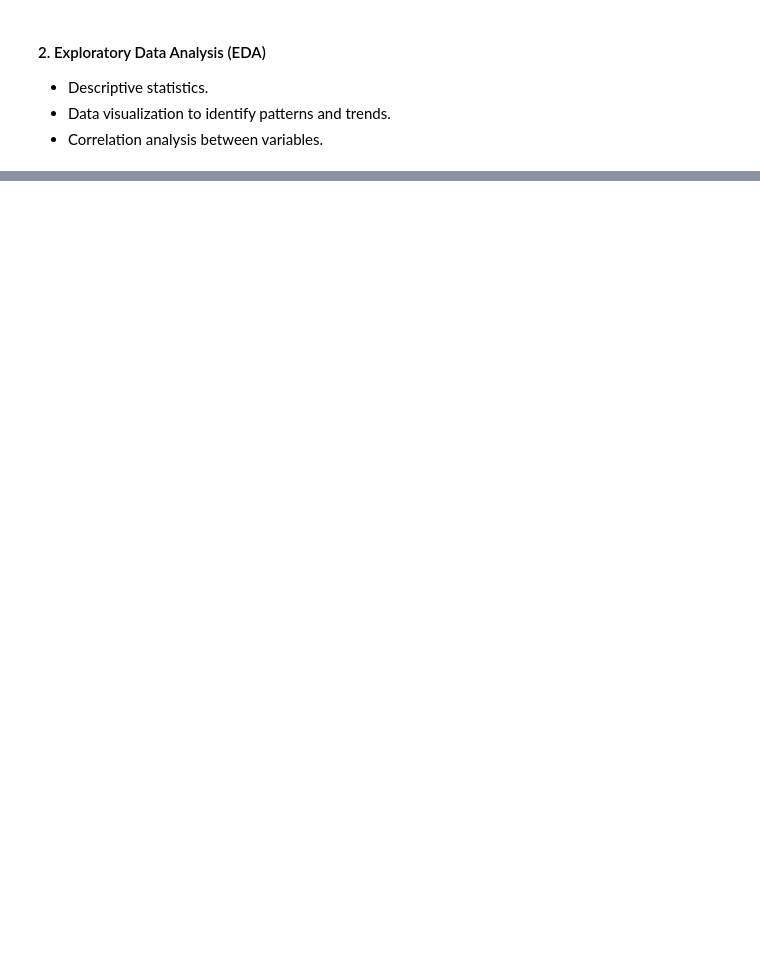
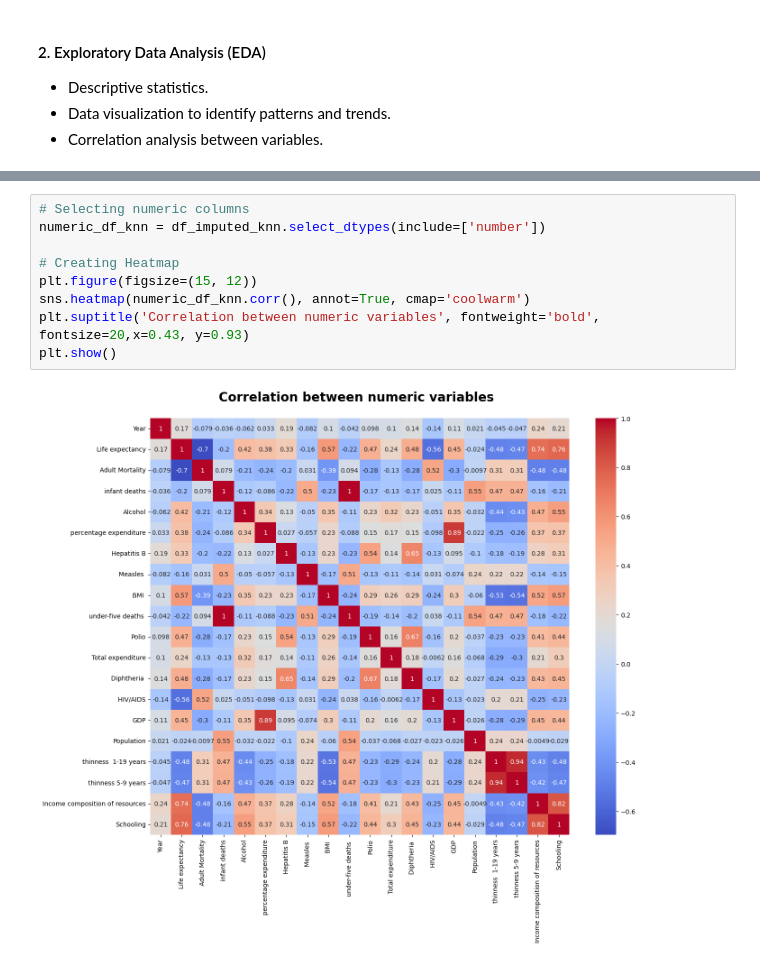
Before and after one commit to victorlcastro-dsa/Life-Expectancy-Prediction, a Jupyter notebook: notebook/EDA.ipynb, the cells around one changed output, grey strips where cells are left out. Cells and saved outputs as stored; diff of their text form; blank space fills up the shorter version.

```diff
--- a/notebook/EDA.ipynb
+++ b/notebook/EDA.ipynb
@@ -69,0 +341,11 @@ ANS: *
+# %%
+# Selecting numeric columns
+numeric_df_knn = df_imputed_knn.select_dtypes(include=['number'])
+
+# Creating Heatmap
+plt.figure(figsize=(15, 12))
+sns.heatmap(numeric_df_knn.corr(), annot=True, cmap='coolwarm')
+plt.suptitle('Correlation between numeric variables', fontweight='bold', fontsize=20,x=0.43, y=0.93)
+plt.show()
+# %% [output]
+[figure, added]
```
Also changed, not shown: parts of 72 cells of this notebook, 1 other file.
